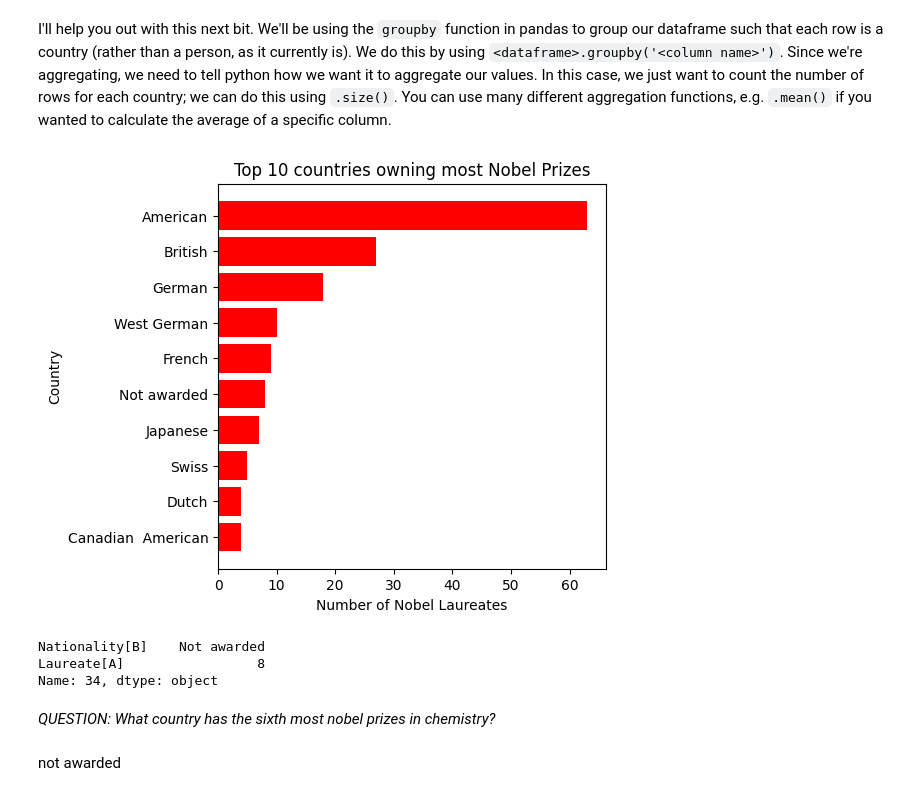
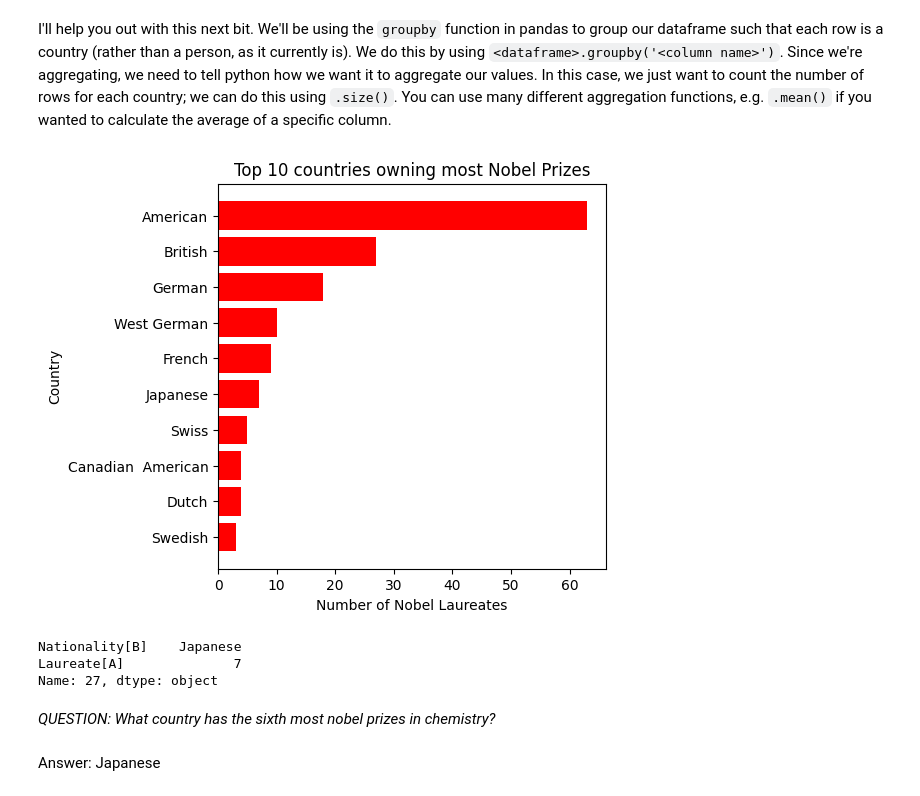
Before and after one commit to james0206-666/QM2-2024, a Jupyter notebook: W2_Working_with_Data_in_Pandas.ipynb, the cells around one changed output. Saved outputs shown, nothing was run; the diff lists cells and outputs as text; code cells hidden in the pictures.

```diff
--- a/W2_Working_with_Data_in_Pandas.ipynb
+++ b/W2_Working_with_Data_in_Pandas.ipynb
@@ -427,37 +430,41 @@ Index(['Year', 'Image', 'Laureate[A]', 'Nationality[B]', 'Rationale[C]',
 # %% [markdown]
 I'll help you out with this next bit. We'll be using the `groupby` function in pandas to group our dataframe such that each row is a country (rather than a person, as it currently is). We do this by using `<dataframe>.groupby('<column name>')`. Since we're aggregating, we need to tell python how we want it to aggregate our values. In this case, we just want to count the number of rows for each country; we can do this using `.size()`. You can use many different aggregation functions, e.g. `.mean()` if you wanted to calculate the average of a specific column.
 # %%
+# create a new dataframe called 'country' in which each row is a country, and the values represent the number of nobel laureates.
+
+# now sort it in descending order
+
+# finally, plot the top 10 countries
+
 # scrape the table of Nobel Laureates in Chemistry using read_html. remember, this gives us a LIST of dataframes! lets call this list chem_tables
 import pandas as pd
 import matplotlib.pyplot as plt
 
 url = "https://en.wikipedia.org/wiki/List_of_Nobel_laureates_in_Chemistry"
 chem_tables = pd.read_html(url)
-# select the first dataframe from this list and call it chem
 chem = chem_tables[0]
-# create a new dataframe called 'country' in which each row is a country, and the values represent the number of nobel laureates.
+chem = chem[chem['Nationality[B]'] != "Not awarded"]
 country_counts = chem.groupby('Nationality[B]').size()
 country = country_counts.reset_index(name='Laureate[A]')
-# now sort it in descending order
 country = country.sort_values(by='Laureate[A]', ascending=False)
 top_10_countries = country.head(10)
-# finally, plot the top 10 countries
-plt.figure(figsize=(5,5))
+
+plt.figure(figsize=(5, 5))
 plt.barh(top_10_countries['Nationality[B]'], top_10_countries['Laureate[A]'], color='red')
 plt.title('Top 10 countries owning most Nobel Prizes')
 plt.ylabel('Country')
 plt.xlabel('Number of Nobel Laureates')
 plt.gca().invert_yaxis()
 plt.show()
 
 sixth_country = top_10_countries.iloc[5]
 print(sixth_country)
 # %% [output]
-[figure, old version]
+[figure, new version]
-Nationality[B]    Not awarded
-Laureate[A]                 8
-Name: 34, dtype: object
+Nationality[B]    Japanese
+Laureate[A]              7
+Name: 27, dtype: object
 # %% [markdown]
 *QUESTION: What country has the sixth most nobel prizes in chemistry?*
-# %% [markdown]
-not awarded
+# %% [markdown]
+Answer: Japanese
```
Also changed, not shown: parts of 1 cell of this notebook.
